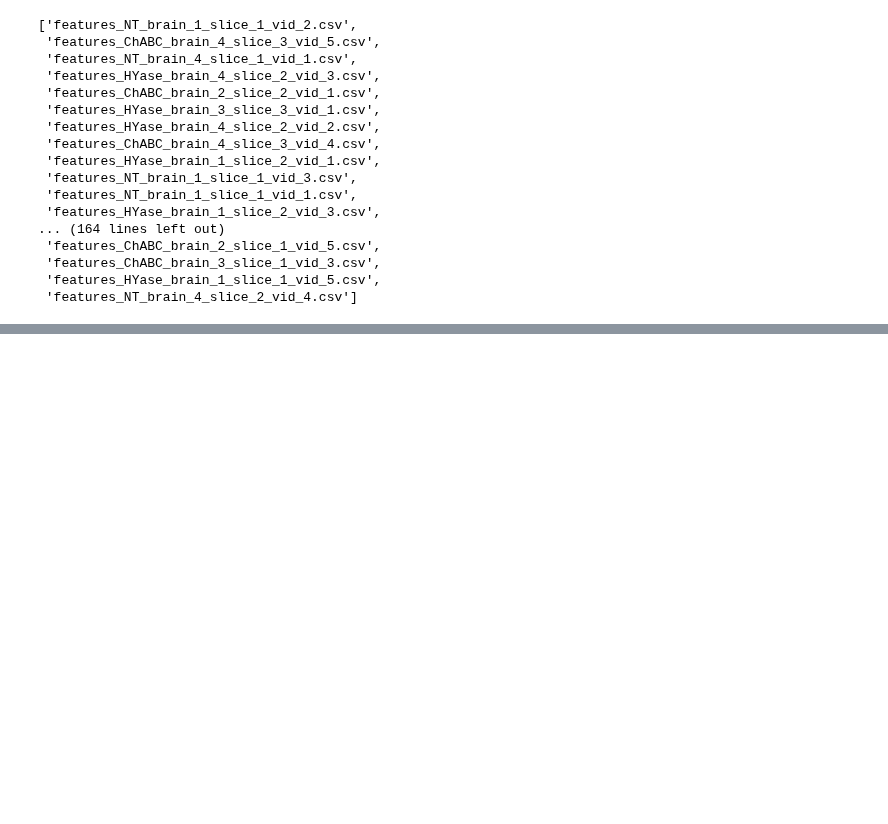
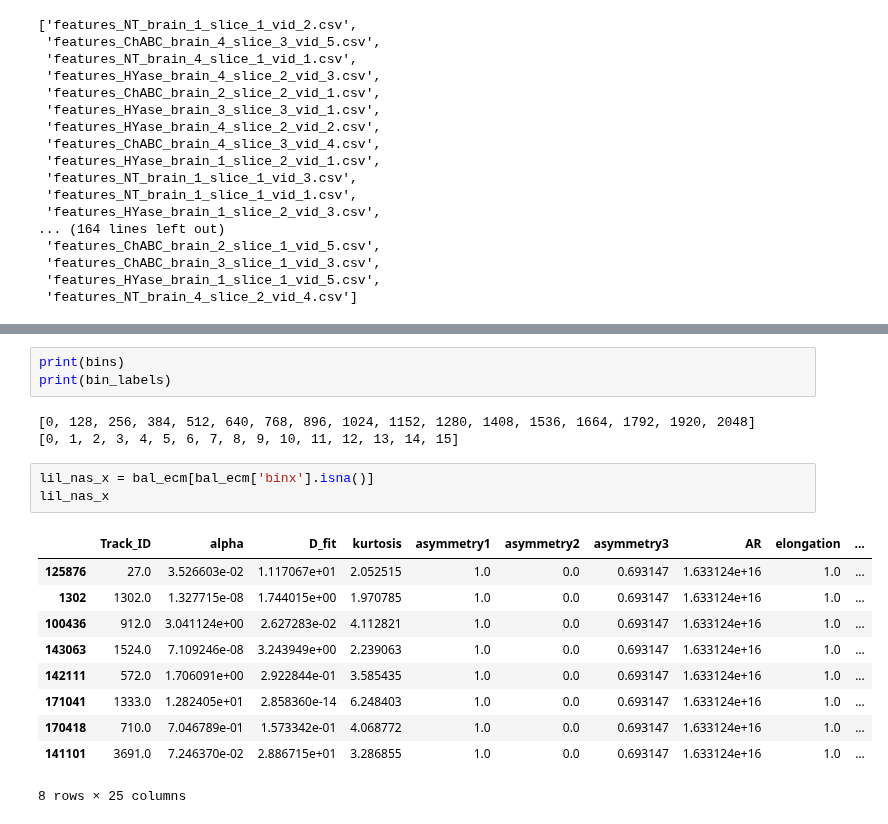
Before and after one commit to Nance-Lab/diff_predictor, a Jupyter notebook: notebooks/ecm_breakdown.ipynb, the cells around one changed output, grey strips where cells are left out. Drawn from its saved outputs; the diff is of its cells as text; blank space fills up the shorter version.

```diff
--- a/notebooks/ecm_breakdown.ipynb
+++ b/notebooks/ecm_breakdown.ipynb
@@ -85,0 +223,20 @@ for filename in filelist:
+# %%
+print(bins)
+print(bin_labels)
+# %% [output]
+[0, 128, 256, 384, 512, 640, 768, 896, 1024, 1152, 1280, 1408, 1536, 1664, 1792, 1920, 2048]
+[0, 1, 2, 3, 4, 5, 6, 7, 8, 9, 10, 11, 12, 13, 14, 15]
+# %%
+lil_nas_x = bal_ecm[bal_ecm['binx'].isna()]
+lil_nas_x
+# %% [output]
+|  | Track_ID | alpha | D_fit | kurtosis | asymmetry1 | asymmetry2 | asymmetry3 | AR | elongation | ... |
+| 125876 | 27.0 | 3.526603e-02 | 1.117067e+01 | 2.052515 | 1.0 | 0.0 | 0.693147 | 1.633124e+16 | 1.0 | ... |
+| 1302 | 1302.0 | 1.327715e-08 | 1.744015e+00 | 1.970785 | 1.0 | 0.0 | 0.693147 | 1.633124e+16 | 1.0 | ... |
+| 100436 | 912.0 | 3.041124e+00 | 2.627283e-02 | 4.112821 | 1.0 | 0.0 | 0.693147 | 1.633124e+16 | 1.0 | ... |
+| 143063 | 1524.0 | 7.109246e-08 | 3.243949e+00 | 2.239063 | 1.0 | 0.0 | 0.693147 | 1.633124e+16 | 1.0 | ... |
+| 142111 | 572.0 | 1.706091e+00 | 2.922844e-01 | 3.585435 | 1.0 | 0.0 | 0.693147 | 1.633124e+16 | 1.0 | ... |
+| 171041 | 1333.0 | 1.282405e+01 | 2.858360e-14 | 6.248403 | 1.0 | 0.0 | 0.693147 | 1.633124e+16 | 1.0 | ... |
+| 170418 | 710.0 | 7.046789e-01 | 1.573342e-01 | 4.068772 | 1.0 | 0.0 | 0.693147 | 1.633124e+16 | 1.0 | ... |
+| 141101 | 3691.0 | 7.246370e-02 | 2.886715e+01 | 3.286855 | 1.0 | 0.0 | 0.693147 | 1.633124e+16 | 1.0 | ... |
+8 rows × 25 columns
```
Also changed, not shown: parts of 16 cells of this notebook, 2 other files.
